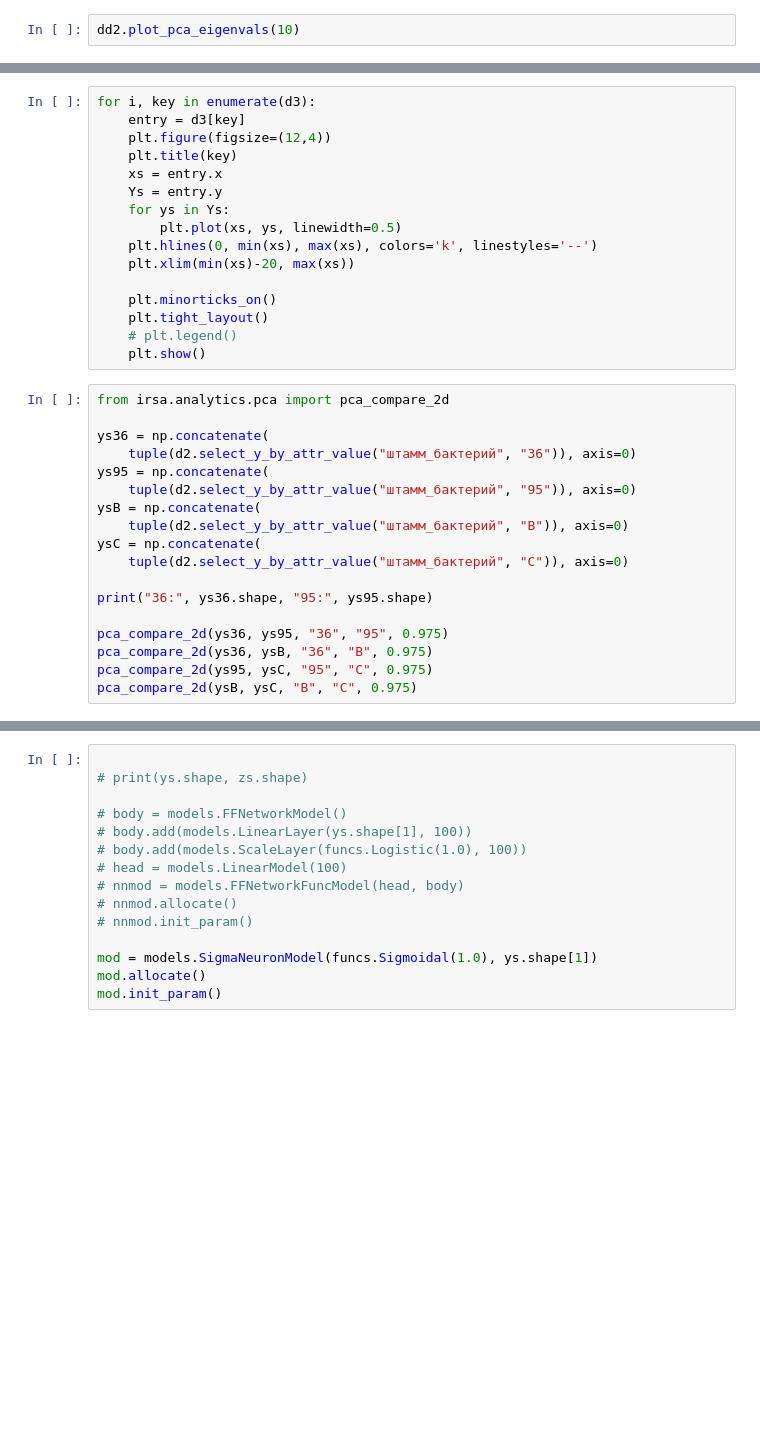
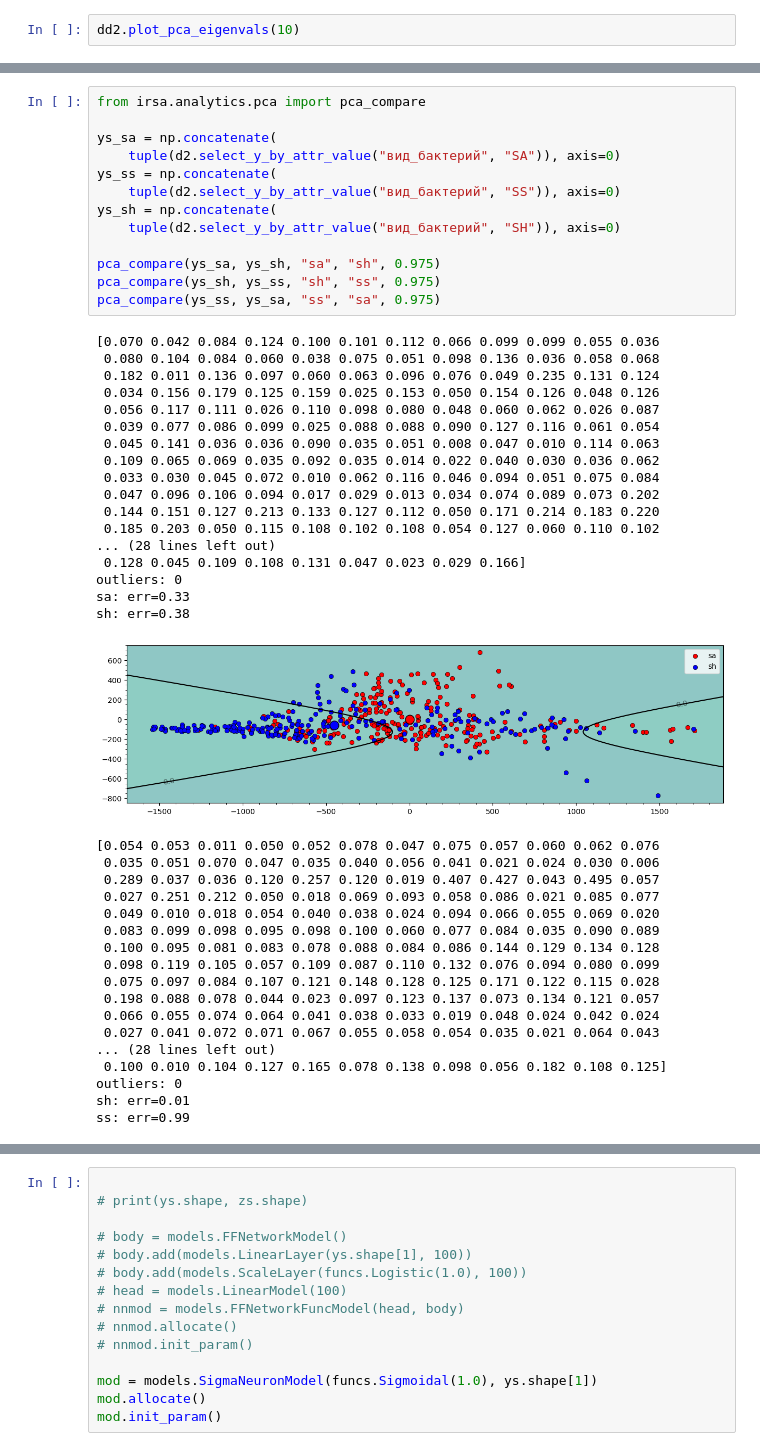
Before and after one commit to intellimath/irsa, a Jupyter notebook: examples/load_spectra_9_origin.ipynb, the cells around one changed output, grey strips where cells are left out. Drawn from its saved outputs; the diff is of its cells as text; blank space fills up the shorter version.

```diff
--- a/examples/load_spectra_9_origin.ipynb
+++ b/examples/load_spectra_9_origin.ipynb
@@ -165,34 +134,49 @@ for key in d2:
-# %%
-for i, key in enumerate(d3):
-    entry = d3[key]
-    plt.figure(figsize=(12,4))
-    plt.title(key)
-    xs = entry.x
-    Ys = entry.y
-    for ys in Ys:
-        plt.plot(xs, ys, linewidth=0.5)
-    plt.hlines(0, min(xs), max(xs), colors='k', linestyles='--')
-    plt.xlim(min(xs)-20, max(xs))
-
-    plt.minorticks_on()
-    plt.tight_layout()
-    # plt.legend()
-    plt.show()
 # %%
-from irsa.analytics.pca import pca_compare_2d
+from irsa.analytics.pca import pca_compare
 
-ys36 = np.concatenate(
-    tuple(d2.select_y_by_attr_value("штамм_бактерий", "36")), axis=0)
-ys95 = np.concatenate(
-    tuple(d2.select_y_by_attr_value("штамм_бактерий", "95")), axis=0)
-ysB = np.concatenate(
-    tuple(d2.select_y_by_attr_value("штамм_бактерий", "B")), axis=0)
-ysC = np.concatenate(
-    tuple(d2.select_y_by_attr_value("штамм_бактерий", "C")), axis=0)
+ys_sa = np.concatenate(
+    tuple(d2.select_y_by_attr_value("вид_бактерий", "SA")), axis=0)
+ys_ss = np.concatenate(
+    tuple(d2.select_y_by_attr_value("вид_бактерий", "SS")), axis=0)
+ys_sh = np.concatenate(
+    tuple(d2.select_y_by_attr_value("вид_бактерий", "SH")), axis=0)
 
-print("36:", ys36.shape, "95:", ys95.shape)
-
-pca_compare_2d(ys36, ys95, "36", "95", 0.975)
-pca_compare_2d(ys36, ysB, "36", "B", 0.975)
-pca_compare_2d(ys95, ysC, "95", "C", 0.975)
-pca_compare_2d(ysB, ysC, "B", "C", 0.975)
+pca_compare(ys_sa, ys_sh, "sa", "sh", 0.975)
+pca_compare(ys_sh, ys_ss, "sh", "ss", 0.975)
+pca_compare(ys_ss, ys_sa, "ss", "sa", 0.975)
+# %% [output]
+[0.070 0.042 0.084 0.124 0.100 0.101 0.112 0.066 0.099 0.099 0.055 0.036
+ 0.080 0.104 0.084 0.060 0.038 0.075 0.051 0.098 0.136 0.036 0.058 0.068
+ 0.182 0.011 0.136 0.097 0.060 0.063 0.096 0.076 0.049 0.235 0.131 0.124
+ 0.034 0.156 0.179 0.125 0.159 0.025 0.153 0.050 0.154 0.126 0.048 0.126
+ 0.056 0.117 0.111 0.026 0.110 0.098 0.080 0.048 0.060 0.062 0.026 0.087
+ 0.039 0.077 0.086 0.099 0.025 0.088 0.088 0.090 0.127 0.116 0.061 0.054
+ 0.045 0.141 0.036 0.036 0.090 0.035 0.051 0.008 0.047 0.010 0.114 0.063
+ 0.109 0.065 0.069 0.035 0.092 0.035 0.014 0.022 0.040 0.030 0.036 0.062
+ 0.033 0.030 0.045 0.072 0.010 0.062 0.116 0.046 0.094 0.051 0.075 0.084
+ 0.047 0.096 0.106 0.094 0.017 0.029 0.013 0.034 0.074 0.089 0.073 0.202
+ 0.144 0.151 0.127 0.213 0.133 0.127 0.112 0.050 0.171 0.214 0.183 0.220
+ 0.185 0.203 0.050 0.115 0.108 0.102 0.108 0.054 0.127 0.060 0.110 0.102
+... (28 lines left out)
+ 0.128 0.045 0.109 0.108 0.131 0.047 0.023 0.029 0.166]
+outliers: 0
+sa: err=0.33
+sh: err=0.38
+[figure, added]
+[0.054 0.053 0.011 0.050 0.052 0.078 0.047 0.075 0.057 0.060 0.062 0.076
+ 0.035 0.051 0.070 0.047 0.035 0.040 0.056 0.041 0.021 0.024 0.030 0.006
+ 0.289 0.037 0.036 0.120 0.257 0.120 0.019 0.407 0.427 0.043 0.495 0.057
+ 0.027 0.251 0.212 0.050 0.018 0.069 0.093 0.058 0.086 0.021 0.085 0.077
+ 0.049 0.010 0.018 0.054 0.040 0.038 0.024 0.094 0.066 0.055 0.069 0.020
+ 0.083 0.099 0.098 0.095 0.098 0.100 0.060 0.077 0.084 0.035 0.090 0.089
+ 0.100 0.095 0.081 0.083 0.078 0.088 0.084 0.086 0.144 0.129 0.134 0.128
+ 0.098 0.119 0.105 0.057 0.109 0.087 0.110 0.132 0.076 0.094 0.080 0.099
+ 0.075 0.097 0.084 0.107 0.121 0.148 0.128 0.125 0.171 0.122 0.115 0.028
+ 0.198 0.088 0.078 0.044 0.023 0.097 0.123 0.137 0.073 0.134 0.121 0.057
+ 0.066 0.055 0.074 0.064 0.041 0.038 0.033 0.019 0.048 0.024 0.042 0.024
+ 0.027 0.041 0.072 0.071 0.067 0.055 0.058 0.054 0.035 0.021 0.064 0.043
+... (28 lines left out)
+ 0.100 0.010 0.104 0.127 0.165 0.078 0.138 0.098 0.056 0.182 0.108 0.125]
+outliers: 0
+sh: err=0.01
+ss: err=0.99
```
Also changed, not shown: parts of 24 cells of this notebook, 5 other files.
